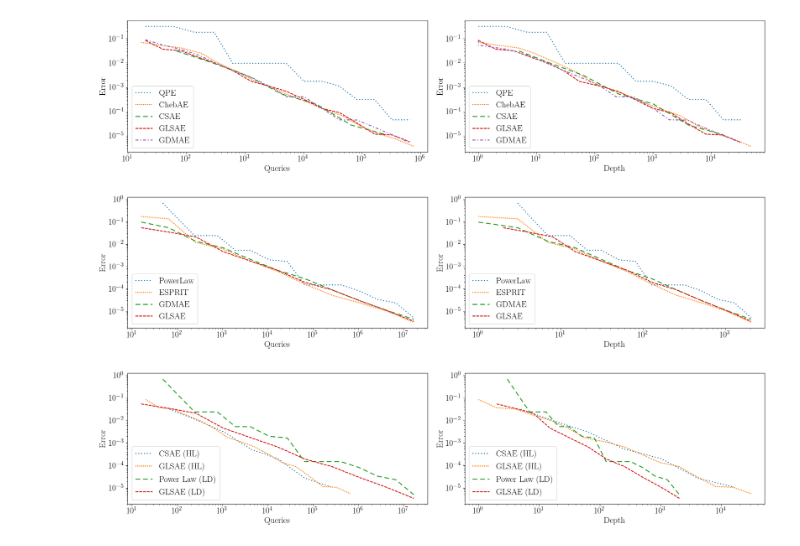
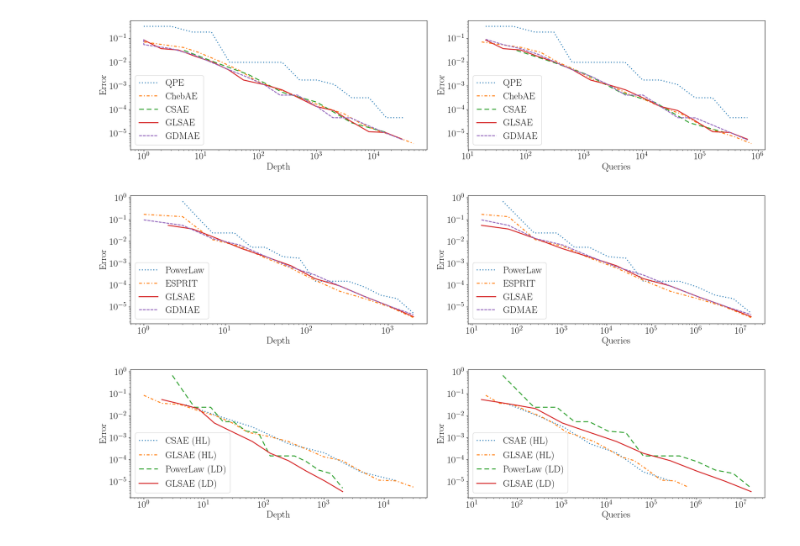
Before and after one commit to georgepwhuang/qae_with_spe, a Jupyter notebook: draw.ipynb, the cells around one changed output. Saved outputs shown, nothing was run; the diff lists cells and outputs as text; code cells hidden in the pictures.

```diff
--- a/draw.ipynb
+++ b/draw.ipynb
@@ -5,5 +5,5 @@ import json
 
 target = 1/np.pi
 # %%
-plt.rcParams.update({'font.size': 18, 'font.family': "serif","font.serif": "CMU Serif", 'text.usetex': True})
+plt.rcParams.update({'font.size': 20, 'font.family': "serif","font.serif": "CMU Serif", 'text.usetex': True})
 # %%
@@ -51,12 +50,11 @@ plt.savefig("others.pdf", bbox_inches='tight')
 algos = ["QPE", "ChebAE", "CSAE", "GLSAE", "GDMAE"]
 linestyle_tuple = [
      ('dotted',                (0, (1, 2))),
-     ('densely dotted',        (0, (1, 1))),
+     ('dashdotted',            (0, (3, 2, 1, 2))),
      ('dashed',                (0, (5, 3))),
+     ('solid', 'solid'),
      ('densely dashed',        (0, (3, 1))),
-     ('dashdotted',            (0, (3, 2, 1, 2))),
-     ('densely dashdotted',    (0, (3, 1, 1, 1))),
-     ('solid', 'solid')]
+     ]
 fig, ax = plt.subplots(1, 2, figsize=(20,5))
 for algo, (_,style) in zip(algos,linestyle_tuple):
     with open(f'./output/heisenberg/{algo.lower()}.jsonl', 'r') as json_file:
@@ -72,34 +70,33 @@ for algo, (_,style) in zip(algos,linestyle_tuple):
     query = np.max(query,axis=0)
     depth = np.max(depth,axis=0)
     error = np.median(np.abs(np.array(value)-target), axis=0)
-    ax[0].plot(query,error,label=algo,linestyle=style,linewidth=2)
-    ax[1].plot(depth,error,label=algo,linestyle=style,linewidth=2)
+    ax[0].plot(depth,error,label=algo,linestyle=style,linewidth=2)
+    ax[1].plot(query,error,label=algo,linestyle=style,linewidth=2)
 ax[0].set_xscale('log')
 ax[0].set_yscale('log')
-ax[0].set_xlabel("Queries")
+ax[0].set_xlabel("Depth")
 ax[0].set_ylabel("Error")
 ax[0].legend(loc="lower left")
 ax[1].set_xscale('log')
 ax[1].set_yscale('log')
-ax[1].set_xlabel("Depth")
+ax[1].set_xlabel("Queries")
 ax[1].set_ylabel("Error")
 ax[1].legend(loc="lower left")
 plt.tight_layout()
 plt.savefig("heisenberg.pdf", bbox_inches='tight')
 # %% [output]
-[figure, old version]
+[figure, new version]
 # %%
-algos = ["PowerLaw", "ESPRIT", "GDMAE", "GLSAE"]
+algos = ["PowerLaw", "ESPRIT", "GLSAE", "GDMAE"]
 linestyle_tuple = [
      ('dotted',                (0, (1, 2))),
-     ('densely dotted',        (0, (1, 1))),
-     ('dashed',                (0, (5, 3))),
+     ('dashdotted',            (0, (3, 2, 1, 2))),
+     ('solid', 'solid'),
      ('densely dashed',        (0, (3, 1))),
-     ('dashdotted',            (0, (3, 2, 1, 2))),
-     ('densely dashdotted',    (0, (3, 1, 1, 1))),
-     ('solid', 'solid')]
+     ]
+colors = ['C0', "C1", "C3", "C4"]
 fig, ax = plt.subplots(1, 2, figsize=(20,5))
-for algo, (_,style) in zip(algos,linestyle_tuple):
+for algo, (_,style), color in zip(algos,linestyle_tuple,colors):
     with open(f'./output/uniform/{algo.lower()}.jsonl', 'r') as json_file:
         json_list = list(json_file)
     query = []
@@ -113,64 +110,63 @@ for algo, (_,style) in zip(algos,linestyle_tuple):
     query = np.max(query,axis=0)
     depth = np.max(depth,axis=0)
     error = np.median(np.abs(np.array(value)-target), axis=0)
-    ax[0].plot(query,error,label=algo,linestyle=style,linewidth=2)
-    ax[1].plot(depth,error,label=algo,linestyle=style,linewidth=2)
+    ax[0].plot(depth,error,label=algo,linestyle=style,linewidth=2, color=color)
+    ax[1].plot(query,error,label=algo,linestyle=style,linewidth=2, color=color)
 ax[0].set_xscale('log')
 ax[0].set_yscale('log')
-ax[0].set_xlabel("Queries")
+ax[0].set_xlabel("Depth")
 ax[0].set_ylabel("Error")
 ax[0].legend(loc="lower left")
 ax[1].set_xscale('log')
 ax[1].set_yscale('log')
-ax[1].set_xlabel("Depth")
+ax[1].set_xlabel("Queries")
 ax[1].set_ylabel("Error")
 ax[1].legend(loc="lower left")
 plt.tight_layout()
 plt.savefig("uniform.pdf", bbox_inches='tight')
 # %% [output]
-[figure, old version]
+[figure, new version]
 # %%
-algos = ["CSAE (HL)", "GLSAE (HL)", "Power Law (LD)", "GLSAE (LD)"]
+algos = ["CSAE (HL)", "GLSAE (HL)", "PowerLaw (LD)", "GLSAE (LD)"]
 locs = ["heisenberg/csae", "heisenberg/glsae", "uniform/powerlaw", "uniform/glsae"]
 linestyle_tuple = [
      ('dotted',                (0, (1, 2))),
-     ('densely dotted',        (0, (1, 1))),
+     ('dashdotted',            (0, (3, 2, 1, 2))),
      ('dashed',                (0, (5, 3))),
+     ('solid', 'solid'),
      ('densely dashed',        (0, (3, 1))),
-     #('dashdotted',            (0, (3, 2, 1, 2))),
-     ('densely dashdotted',    (0, (3, 1, 1, 1))),
-     ('solid', 'solid')]
+     ]
 fig, ax = plt.subplots(1, 2, figsize=(20,5))
 for algo, (_,style), loc in zip(algos,linestyle_tuple,locs):
     with open(f'./output/{loc}.jsonl', 'r') as json_file:
         json_list = list(json_file)
     query = []
     depth = []
     value = []
     for json_str in json_list:
         res = json.loads(json_str)
         query.append(res["query"])
         depth.append(res["depth"])
         value.append(res["value"])
     query = np.max(query,axis=0)
     depth = np.max(depth,axis=0)
     error = np.median(np.abs(np.array(value)-target), axis=0)
-    ax[0].plot(query,error,label=algo,linestyle=style,linewidth=2)
-    ax[1].plot(depth,error,label=algo,linestyle=style,linewidth=2)
+    ax[0].plot(depth,error,label=algo,linestyle=style,linewidth=2)
+    ax[1].plot(query,error,label=algo,linestyle=style,linewidth=2)
 ax[0].set_xscale('log')
 ax[0].set_yscale('log')
-ax[0].set_xlabel("Queries")
+ax[0].set_xlabel("Depth")
 ax[0].set_ylabel("Error")
 ax[0].legend(loc="lower left")
 ax[1].set_xscale('log')
 ax[1].set_yscale('log')
-ax[1].set_xlabel("Depth")
+ax[1].set_xlabel("Queries")
 ax[1].set_ylabel("Error")
 ax[1].legend(loc="lower left")
 plt.tight_layout()
-plt.savefig("compare.pdf", bbox_inches='tight')
+plt.savefig("depths.pdf", bbox_inches='tight')
 # %% [output]
-[figure, old version]
+[figure, new version]
 # %%
 algos = ["QPE", "ChebAE", "CSAE", "GLSAE", "GDMAE"]
 linestyle_tuple = [
```
Also changed, not shown: parts of 2 cells of this notebook, 1 other file.
